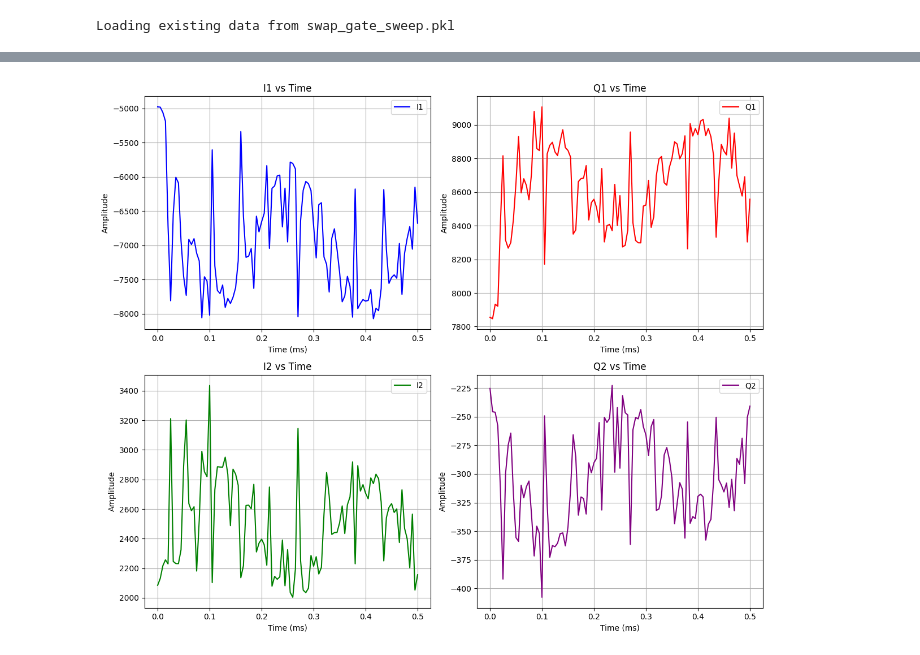
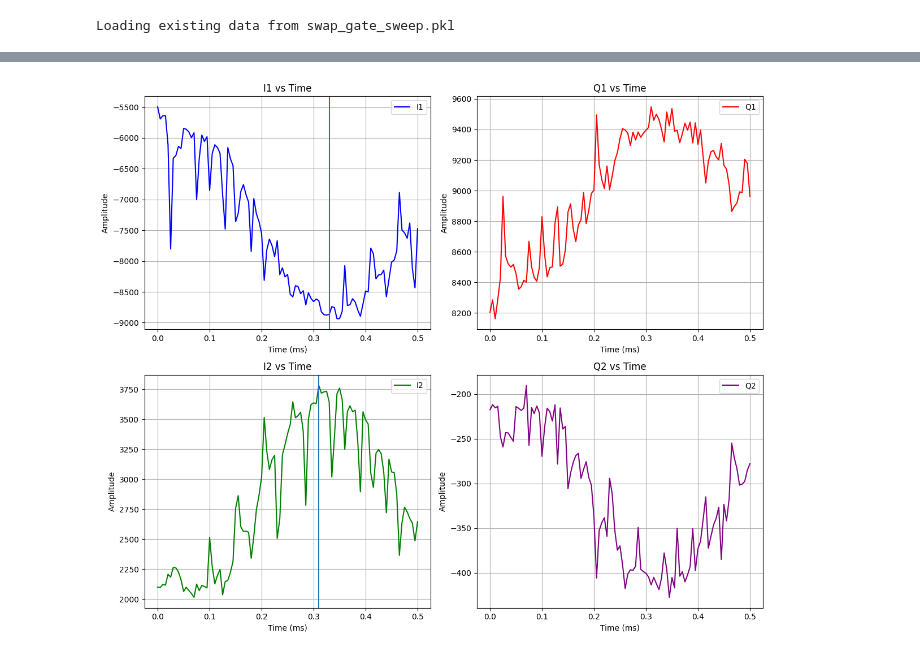
Before and after one commit to Katermurch/BlueFridgeNonLin, a Jupyter notebook: swap_gate_sweep.ipynb, the cells around one changed output, grey strips where cells are left out. Saved outputs shown, nothing was run; the diff lists cells and outputs as text; code cells hidden in the pictures.

```diff
--- a/swap_gate_sweep.ipynb
+++ b/swap_gate_sweep.ipynb
@@ -237,8 +242,8 @@ plt.show()
 # %%
 num_steps=3
 reps=5000
-frequency=-.0182
-sweep_time =283.7986747829501
+frequency=-.0192
+sweep_time =310
 
 pmc.parametric_coupling_time_domain(
             q1,
@@ -246,7 +251,7 @@ pmc.parametric_coupling_time_domain(
             general_vals_dict,
             num_steps=num_steps,
             ssm_para=frequency,
-            spec_amp=1.9,
+            spec_amp=1.7,
             sweep_time=sweep_time,
             verbose=False,
         )
@@ -305,36 +310,38 @@ axes[0, 0].set_xlabel('Time (ms)')
 axes[0, 0].set_ylabel('Amplitude')
 axes[0, 0].grid(True)
 axes[0, 0].legend()
+axes[0, 0].axvline(330/1000)
 
 # Plot Q1
 axes[0, 1].plot(times, IQ_df['Q1'], color='red', label='Q1')
 axes[0, 1].set_title('Q1 vs Time')
 axes[0, 1].set_xlabel('Time (ms)')
 axes[0, 1].set_ylabel('Amplitude')
 axes[0, 1].grid(True)
 axes[0, 1].legend()
 
 # Plot I2
 axes[1, 0].plot(times, IQ_df['I2'], color='green', label='I2')
 axes[1, 0].set_title('I2 vs Time')
 axes[1, 0].set_xlabel('Time (ms)')
 axes[1, 0].set_ylabel('Amplitude')
 axes[1, 0].grid(True)
 axes[1, 0].legend()
+axes[1, 0].axvline(310/1000)
 
 # Plot Q2
 axes[1, 1].plot(times, IQ_df['Q2'], color='purple', label='Q2')
 axes[1, 1].set_title('Q2 vs Time')
 axes[1, 1].set_xlabel('Time (ms)')
 axes[1, 1].set_ylabel('Amplitude')
 axes[1, 1].grid(True)
 axes[1, 1].legend()
 
 # Adjust layout and show plot
 plt.tight_layout()
 plt.show()
 # %% [output]
-[figure, old version]
+[figure, new version]
 # %%
 sweep_time=500
 I1 = IQ_df['I1']
```
Also changed, not shown: parts of 10 cells of this notebook, 4 other files.
